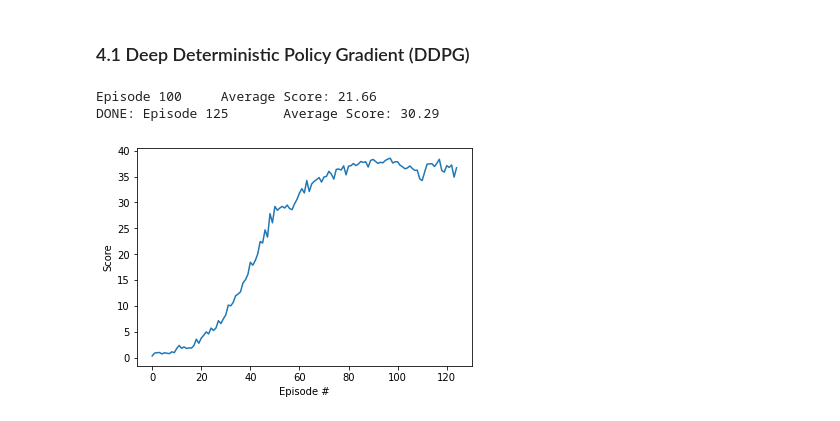
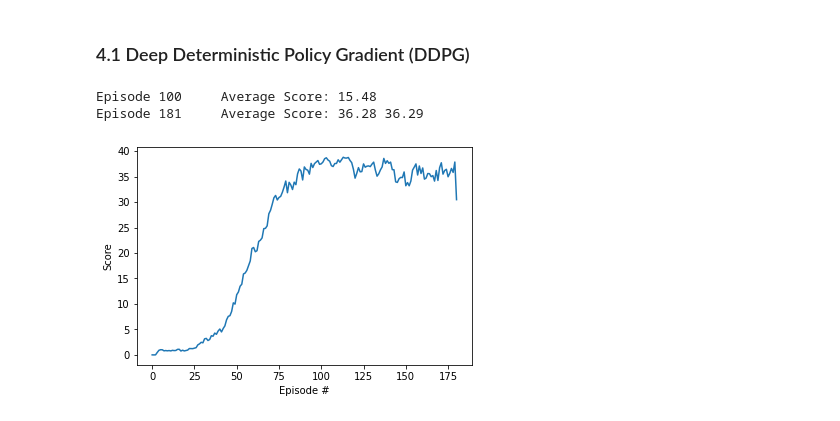
Before and after one commit to sebastian-kleinschmidt/RL_SerialKinematic, a Jupyter notebook: Continuous_Control.ipynb, the cells around one changed output. Saved outputs shown, nothing was run; the diff lists cells and outputs as text; code cells hidden in the pictures.

```diff
--- a/Continuous_Control.ipynb
+++ b/Continuous_Control.ipynb
@@ -177,23 +177,25 @@ def ddpg(n_episodes=500, print_every=100):
             best_score_window = np.mean(scores_window)
             torch.save(agent.actor_local.state_dict(), 'best_checkpoint_actor.pth')
             torch.save(agent.critic_local.state_dict(), 'best_checkpoint_critic.pth')
+        if np.mean(scores_window)>=30.0 and np.mean(scores_window)<best_score_window:
+            break
 
     return scores, average_score
 # %%
 scores, average_score = ddpg()
 # %% [output]
-Episode 100     Average Score: 21.66
-DONE: Episode 125       Average Score: 30.29
+Episode 100     Average Score: 15.48
+Episode 181     Average Score: 36.28 36.29
 # %%
 # plot the scores
 fig = plt.figure()
 ax = fig.add_subplot(111)
-plt.plot(np.arange(len(scores[0])), scores[0])
+plt.plot(np.arange(len(scores)), scores)
 plt.ylabel('Score')
 plt.xlabel('Episode #')
 plt.show()
 # %% [output]
-[figure, old version]
+[figure, new version]
 # %%
 # plot the average scores
 fig = plt.figure()
```
Also changed, not shown: parts of 3 cells of this notebook, 5 other files.
